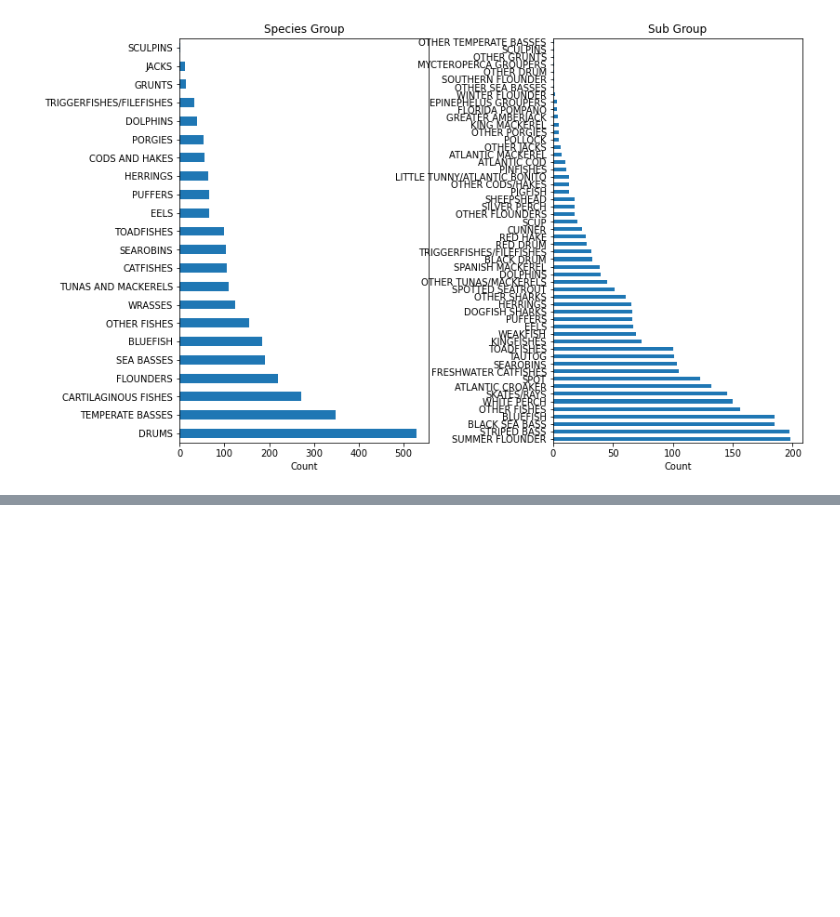
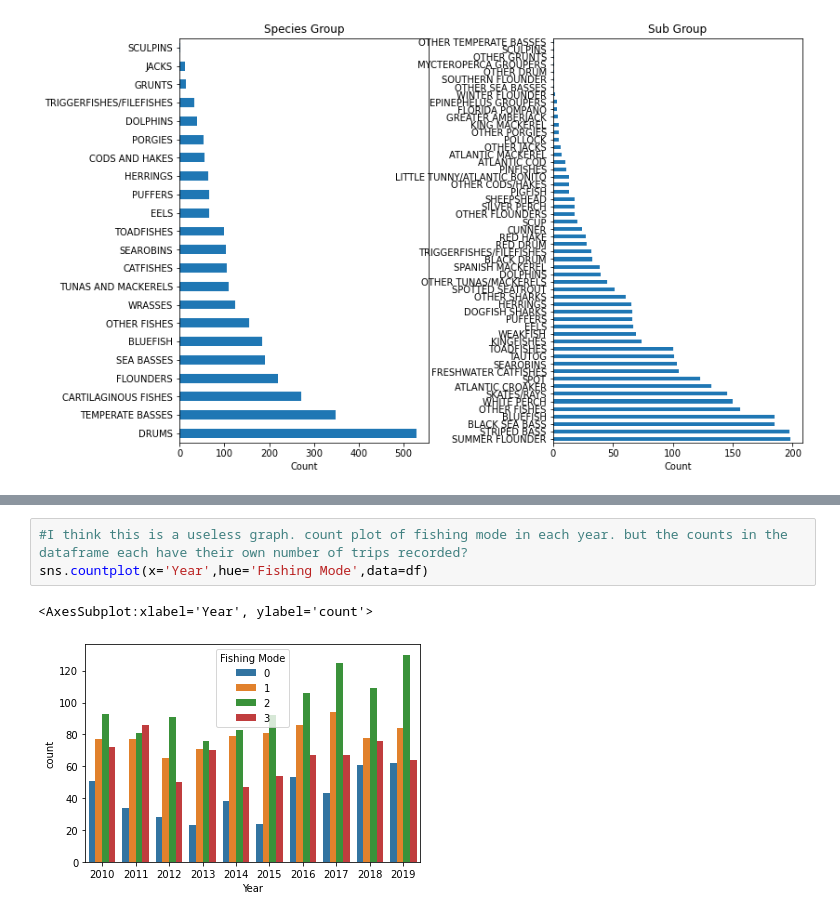
Before and after one commit to rjaynes/FishingModel, a Jupyter notebook: Fishing_Data_Wrangling.ipynb, the cells around one changed output, grey strips where cells are left out. Cells and saved outputs as stored; diff of their text form; blank space fills up the shorter version.

```diff
--- a/Fishing_Data_Wrangling.ipynb
+++ b/Fishing_Data_Wrangling.ipynb
@@ -321,0 +402,6 @@ Name: total, dtype: float64
+# %%
+#I think this is a useless graph. count plot of fishing mode in each year. but the counts in the dataframe each have their own number of trips recorded?
+sns.countplot(x='Year',hue='Fishing Mode',data=df)
+# %% [output]
+<AxesSubplot:xlabel='Year', ylabel='count'>
+[figure, added]
```
Also changed, not shown: parts of 18 cells of this notebook.
